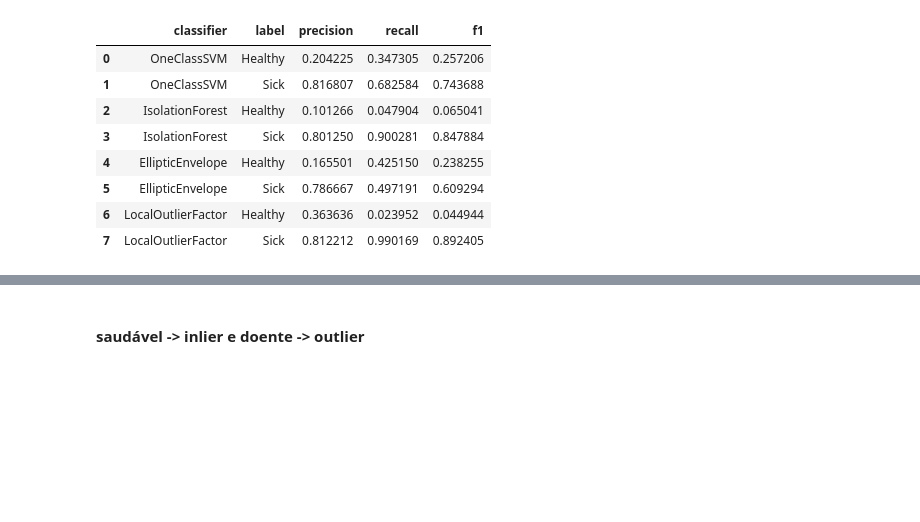
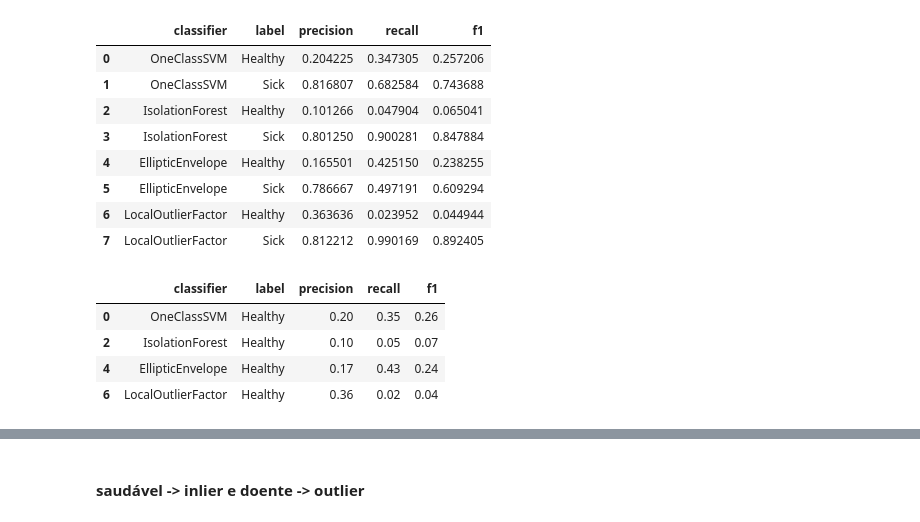
Before and after one commit to raularaju/visibility_graph_classifier, a Jupyter notebook: teste.ipynb, the cells around one changed output, grey strips where cells are left out. Saved outputs shown, nothing was run; the diff lists cells and outputs as text; code cells hidden in the pictures; blank space fills up the shorter version.

```diff
--- a/teste.ipynb
+++ b/teste.ipynb
@@ -1934,5 +1761,13 @@ float_columns = ['precision', 'recall', 'f1']
 df_results[float_columns] = df_results[float_columns].round(2)
 # %%
 #df_results[['classifier'] + float_columns].groupby('classifier').mean().round(2).to_markdown()
+# %%
+df_results[df_results['label'] == 'Healthy']
+# %% [output]
+|  | classifier | label | precision | recall | f1 |
+| 0 | OneClassSVM | Healthy | 0.20 | 0.35 | 0.26 |
+| 2 | IsolationForest | Healthy | 0.10 | 0.05 | 0.07 |
+| 4 | EllipticEnvelope | Healthy | 0.17 | 0.43 | 0.24 |
+| 6 | LocalOutlierFactor | Healthy | 0.36 | 0.02 | 0.04 |
 # %%
 #df_results[df_results['label'] == 'Healthy'].to_markdown(index=False)
```
Also changed, not shown: parts of 65 cells of this notebook, 15 other files.
